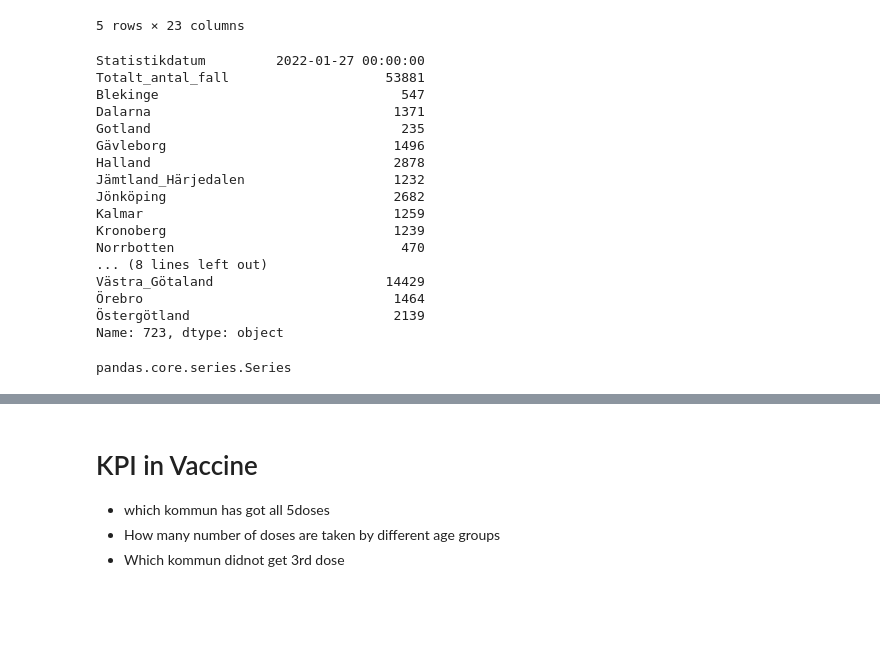
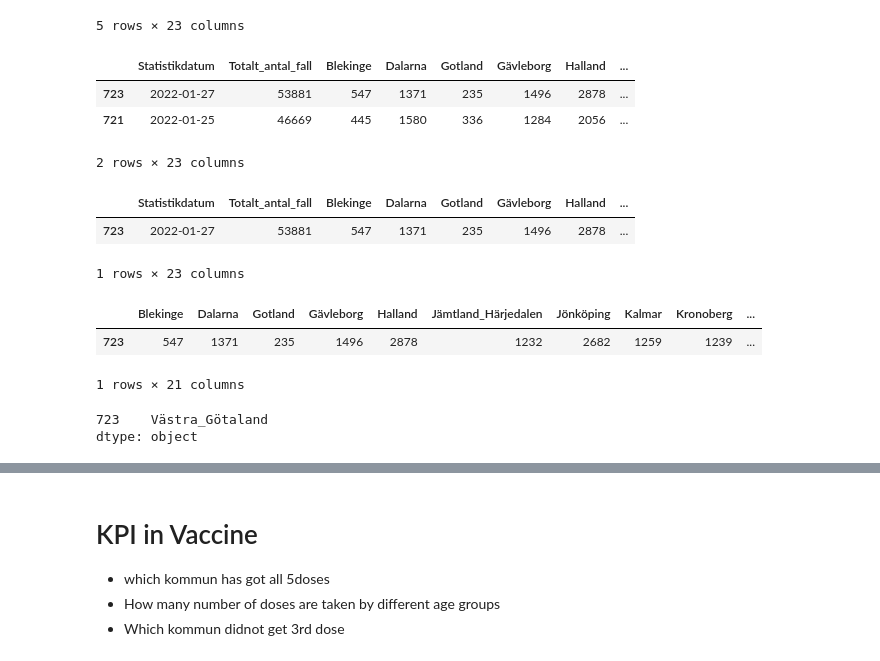
Before and after one commit to VineelaNedunuri/Databehandling-Vineela-Nedunuri, a Jupyter notebook: Labb/Uppgift3.ipynb, the cells around one changed output, grey strips where cells are left out. Saved outputs shown, nothing was run; the diff lists cells and outputs as text; code cells hidden in the pictures; blank space fills up the shorter version.

```diff
--- a/Labb/Uppgift3.ipynb
+++ b/Labb/Uppgift3.ipynb
@@ -48,28 +51,33 @@ df.head()
 | 3 | 2020-02-07 | 0 | 0 | 0 | 0 | 0 | 0 | ... |
 | 4 | 2020-02-08 | 0 | 0 | 0 | 0 | 0 | 0 | ... |
 5 rows × 23 columns
-# %%
-df_tmp = df.loc[df["Totalt_antal_fall"].idxmax()]
-df_tmp
-# %% [output]
-Statistikdatum         2022-01-27 00:00:00
-Totalt_antal_fall                    53881
-Blekinge                               547
-Dalarna                               1371
-Gotland                                235
-Gävleborg                             1496
-Halland                               2878
-Jämtland_Härjedalen                   1232
-Jönköping                             2682
-Kalmar                                1259
-Kronoberg                             1239
-Norrbotten                             470
-... (8 lines left out)
-Västra_Götaland                      14429
-Örebro                                1464
-Östergötland                          2139
-Name: 723, dtype: object
-# %%
-type(df_tmp)
-# %% [output]
-pandas.core.series.Series
+# %%
+#df.query('Totalt_antal_fall == Totalt_antal_fall.max()') # It is also working
+
+df.nlargest(2,['Totalt_antal_fall']) # to find how many top rows you want fo specific column
+# %% [output]
+|  | Statistikdatum | Totalt_antal_fall | Blekinge | Dalarna | Gotland | Gävleborg | Halland | ... |
+| 723 | 2022-01-27 | 53881 | 547 | 1371 | 235 | 1496 | 2878 | ... |
+| 721 | 2022-01-25 | 46669 | 445 | 1580 | 336 | 1284 | 2056 | ... |
+2 rows × 23 columns
+# %%
+# returns row with maximum value in "Totalt_antal_fall" column
+df_max = df[df["Totalt_antal_fall"] == df["Totalt_antal_fall"].max()]
+df_max
+# %% [output]
+|  | Statistikdatum | Totalt_antal_fall | Blekinge | Dalarna | Gotland | Gävleborg | Halland | ... |
+| 723 | 2022-01-27 | 53881 | 547 | 1371 | 235 | 1496 | 2878 | ... |
+1 rows × 23 columns
+# %%
+df_kommun = df_max.loc[:,  ~df_max.columns.isin(['Statistikdatum','Totalt_antal_fall'])] # Exlude multiple columns
+df_kommun
+# %% [output]
+|  | Blekinge | Dalarna | Gotland | Gävleborg | Halland | Jämtland_Härjedalen | Jönköping | Kalmar | Kronoberg | ... |
+| 723 | 547 | 1371 | 235 | 1496 | 2878 | 1232 | 2682 | 1259 | 1239 | ... |
+1 rows × 21 columns
+# %%
+kommun = df_kommun.idxmax(axis = 1)
+print(kommun)
+# %% [output]
+723    Västra_Götaland
+dtype: object
```
Also changed, not shown: parts of 12 cells of this notebook.
